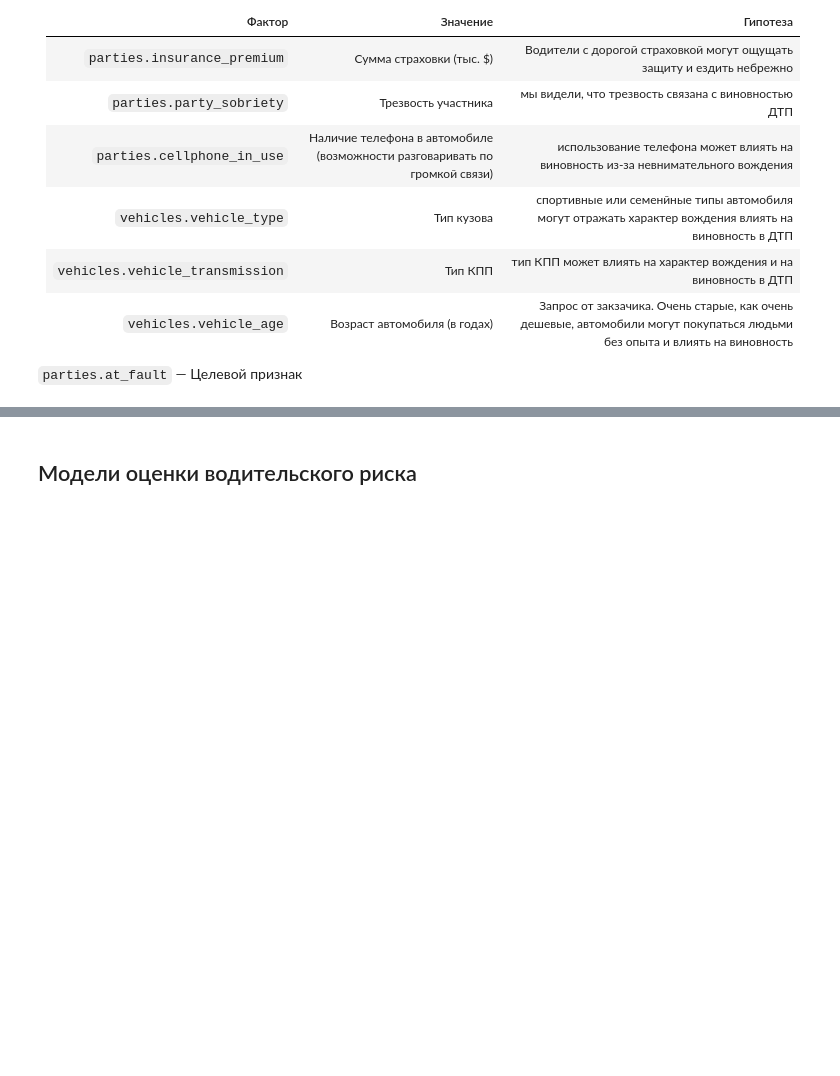
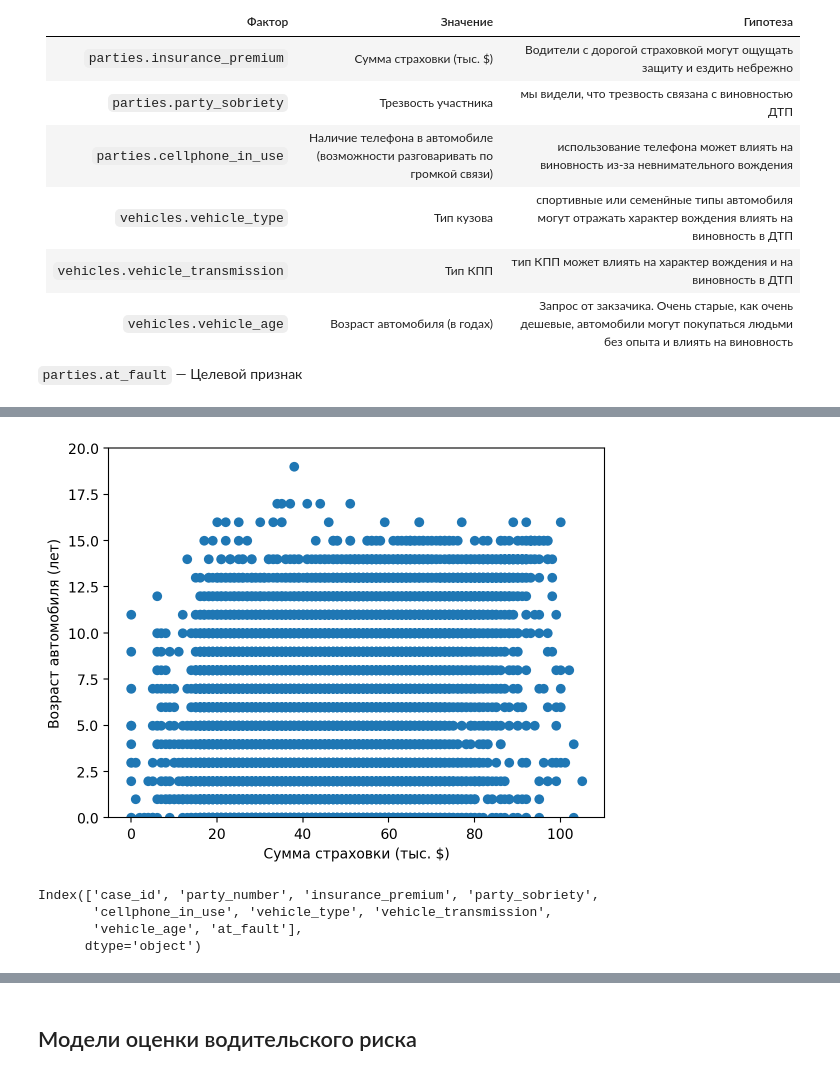
Before and after one commit to dimdasci/yp15-motor-vehicle-collisions, a Jupyter notebook: notebooks/yp15-motor-vehicle-collisions.ipynb, the cells around one changed output, grey strips where cells are left out. Drawn from its saved outputs; the diff is of its cells as text; code cells hidden in the pictures; blank space fills up the shorter version.

```diff
--- a/notebooks/yp15-motor-vehicle-collisions.ipynb
+++ b/notebooks/yp15-motor-vehicle-collisions.ipynb
@@ -701,0 +919,15 @@ columms =['party_type',     # Тип участника происшествия
+# %%
+plt.scatter(df.insurance_premium, df.vehicle_age)
+plt.ylim(0,20)
+plt.xlabel("Сумма страховки (тыс. $)")
+plt.ylabel("Возраст автомобиля (лет)")
+plt.show()
+# %% [output]
+[figure, added]
+# %%
+df.columns
+# %% [output]
+Index(['case_id', 'party_number', 'insurance_premium', 'party_sobriety',
+       'cellphone_in_use', 'vehicle_type', 'vehicle_transmission',
+       'vehicle_age', 'at_fault'],
+      dtype='object')
```
Also changed, not shown: parts of 73 cells of this notebook.
